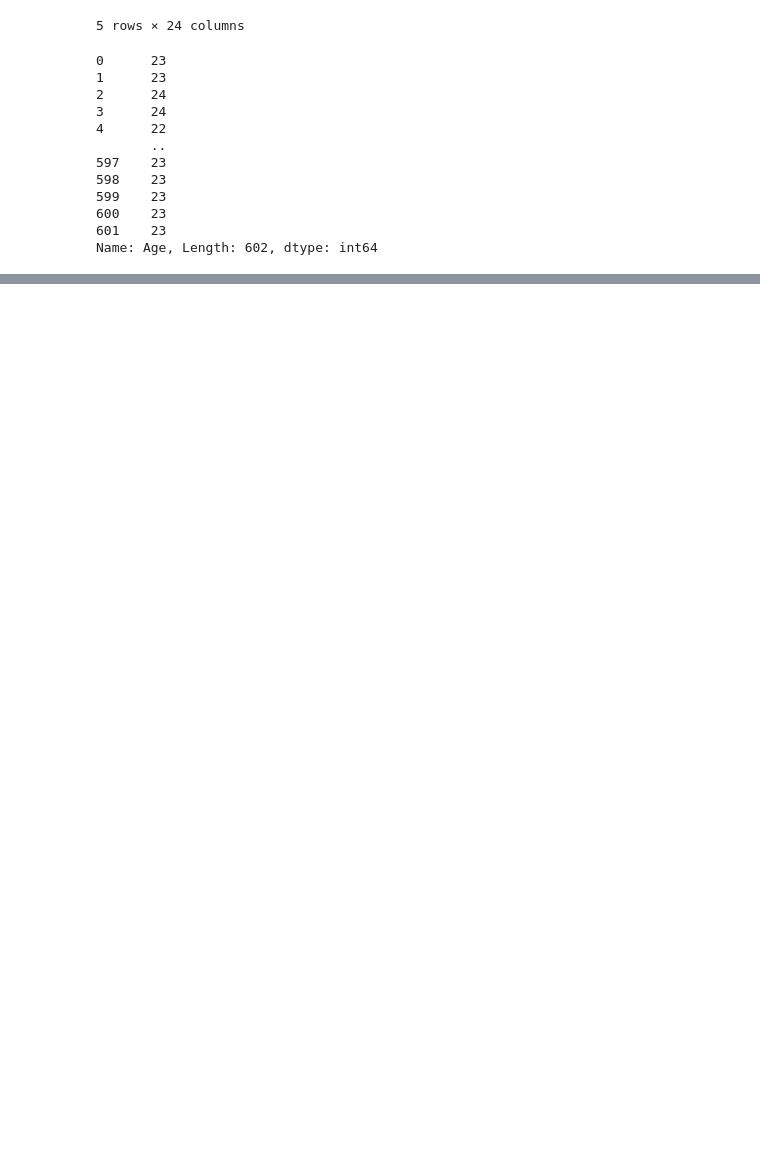
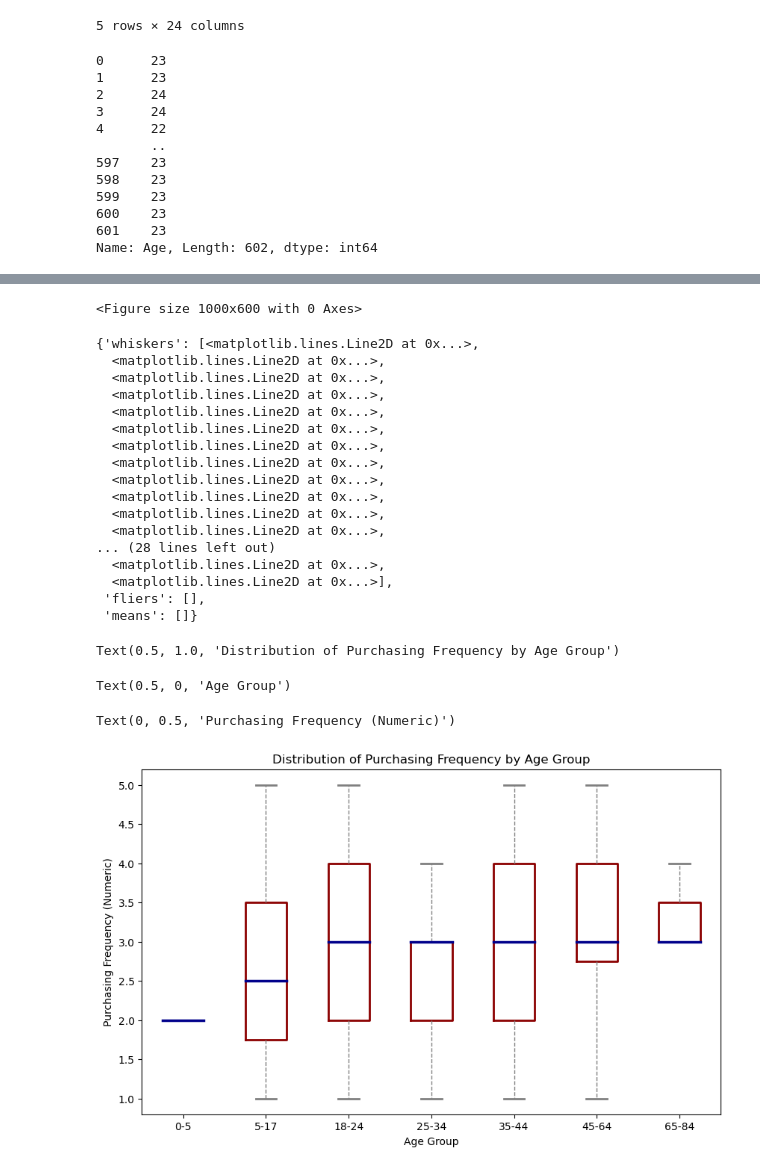
Before and after one commit to bgroble/Project1-G5, a Jupyter notebook: Amazon_Code_Group5 copy.ipynb, the cells around one changed output, grey strips where cells are left out. Cells and saved outputs as stored; diff of their text form; code cells hidden in the pictures; blank space fills up the shorter version.

Commit message:
Maia Dec 13 upload

```diff
--- a/Amazon_Code_Group5 copy.ipynb
+++ b/Amazon_Code_Group5 copy.ipynb
@@ -51,4 +61,60 @@ Name: Age, Length: 602, dtype: int64
 # %%
-# Question 1: Is there a strong correlation with age group and purchasing frequency on Amazon? – Maia
+# Question 1: How do different age group's purchasing behaviors compare on Amazon?
 
-# group the ages and compare group sizes - population is skewed very young, maybe binning?
+# Creating bins for the age ranges * These ranges are the standard used the in grouping ages by the US Census
+age_bins = [0, 5, 17, 24, 34, 44, 64, 84]
+age_group_labels = ['0-5', '5-17', '18-24', '25-34', '35-44', '45-64', '65-84']
+
+# Create a new column in the CSV for "Age_Group"
+amazon_df['Age_Group'] = pd.cut(amazon_df['Age'], bins=age_bins, labels=age_group_labels, right=False)
+
+# Mapping the categorical values to numerical values for Purchasing Frequency
+purchasing_mapping_dict = {
+    "Less than once a month": 1,
+    "Once a month": 2,
+    "Few times a month": 3,
+    "Once a week": 4,
+    "Multiple times a week": 5
+}
+
+amazon_df['Purchase_Frequency_Numerical'] = amazon_df['Purchase_Frequency'].map(purchasing_mapping_dict)
+
+# Boxplot
+plt.figure(figsize=(10, 6))
+boxprops = dict(linestyle='-', linewidth=2, color='darkred')
+whiskerprops = dict(linestyle='--', linewidth=1, color='gray')
+medianprops = dict(linestyle='-', linewidth=2.5, color='darkblue')
+capprops = dict(linestyle='-', linewidth=2, color='gray')
+
+# Use 'Age_Group' for the boxplot
+plt.boxplot([amazon_df[amazon_df['Age_Group'] == age_group]['Purchase_Frequency_Numerical'] for age_group in age_group_labels],
+            labels=age_group_labels, showfliers=False, boxprops=boxprops, whiskerprops=whiskerprops,
+            medianprops=medianprops, capprops=capprops)
+
+plt.title('Distribution of Purchasing Frequency by Age Group')
+plt.xlabel('Age Group')
+plt.ylabel('Purchasing Frequency (Numeric)')
+plt.show()
+# %% [output]
+<Figure size 1000x600 with 0 Axes>
+{'whiskers': [<matplotlib.lines.Line2D at 0x...>,
+  <matplotlib.lines.Line2D at 0x...>,
+  <matplotlib.lines.Line2D at 0x...>,
+  <matplotlib.lines.Line2D at 0x...>,
+  <matplotlib.lines.Line2D at 0x...>,
+  <matplotlib.lines.Line2D at 0x...>,
+  <matplotlib.lines.Line2D at 0x...>,
+  <matplotlib.lines.Line2D at 0x...>,
+  <matplotlib.lines.Line2D at 0x...>,
+  <matplotlib.lines.Line2D at 0x...>,
+  <matplotlib.lines.Line2D at 0x...>,
+  <matplotlib.lines.Line2D at 0x...>,
+... (28 lines left out)
+  <matplotlib.lines.Line2D at 0x...>,
+  <matplotlib.lines.Line2D at 0x...>],
+ 'fliers': [],
+ 'means': []}
+Text(0.5, 1.0, 'Distribution of Purchasing Frequency by Age Group')
+Text(0.5, 0, 'Age Group')
+Text(0, 0.5, 'Purchasing Frequency (Numeric)')
+[figure, added]
```
Also changed, not shown: parts of 2 cells of this notebook.
